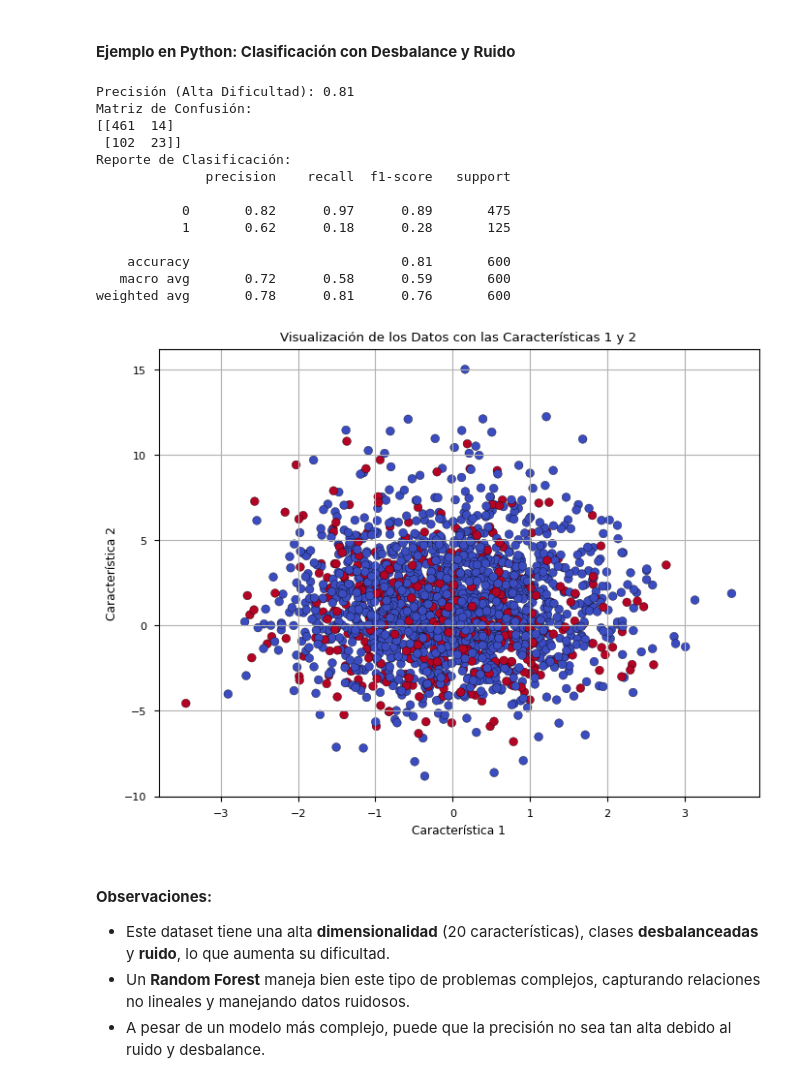
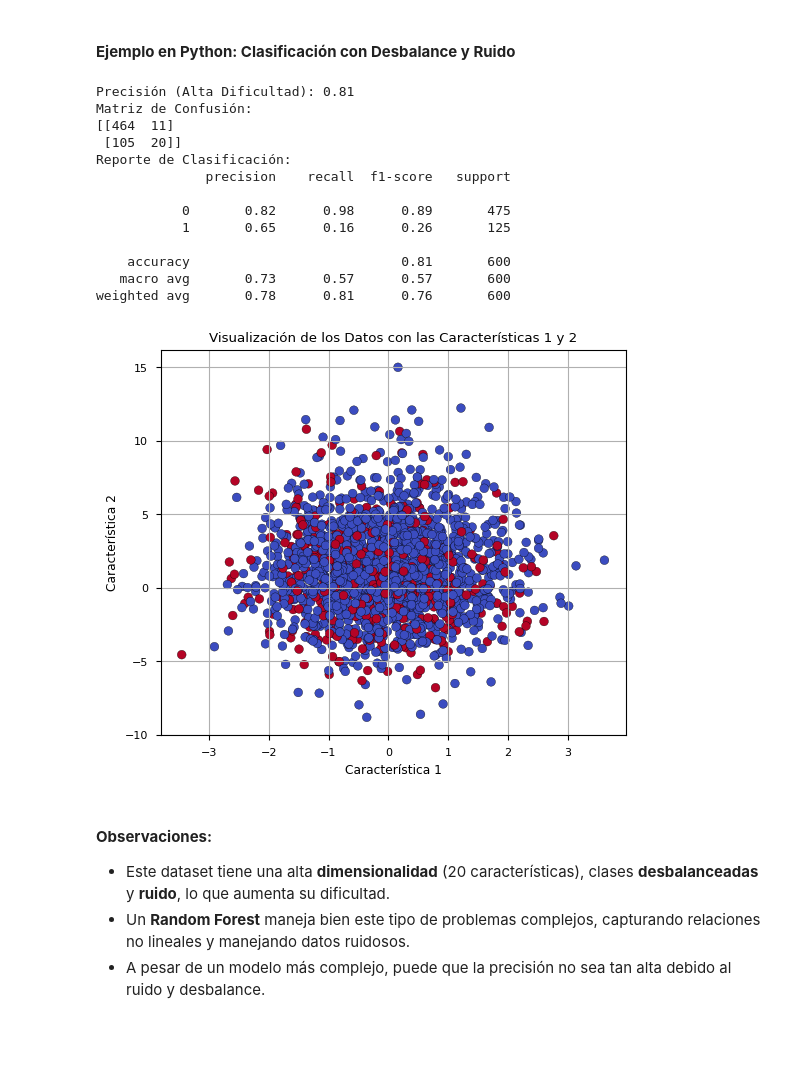
Before and after one commit to fmezacr/Machine-Learning, a Jupyter notebook: Tutorial_Diferencias_entre_Datasets.ipynb, the cells around one changed output. Cells and saved outputs as stored; diff of their text form; code cells hidden in the pictures; blank space fills up the shorter version.

```diff
--- a/Tutorial_Diferencias_entre_Datasets.ipynb
+++ b/Tutorial_Diferencias_entre_Datasets.ipynb
@@ -220,40 +220,40 @@ X_train, X_test, y_train, y_test = train_test_split(X, y, test_size=0.3, random_
 # Usar un clasificador más complejo (Random Forest)
 model = RandomForestClassifier(n_estimators=100)
 model.fit(X_train, y_train)
 
 # Predecir y calcular precisión
 y_pred = model.predict(X_test)
 print(f"Precisión (Alta Dificultad): {accuracy_score(y_test, y_pred):.2f}")
 
 # Mostrar matriz de confusión y reporte de clasificación
 print("Matriz de Confusión:")
 print(confusion_matrix(y_test, y_pred))
 print("Reporte de Clasificación:")
 print(classification_report(y_test, y_pred))
 
 # Visualización de los datos usando las dos primeras características originales
-plt.figure(figsize=(8, 6))
+plt.figure(figsize=(6, 5))
 plt.scatter(X[:, 0], X[:, 1], c=y, cmap='coolwarm', edgecolor='k', s=40)
 plt.title("Visualización de los Datos con las Características 1 y 2")
 plt.xlabel("Característica 1")
 plt.ylabel("Característica 2")
 plt.grid(True)
 plt.show()
 # %% [output]
 Precisión (Alta Dificultad): 0.81
 Matriz de Confusión:
-[[461  14]
- [102  23]]
+[[464  11]
+ [105  20]]
 Reporte de Clasificación:
               precision    recall  f1-score   support
 
-           0       0.82      0.97      0.89       475
-           1       0.62      0.18      0.28       125
+           0       0.82      0.98      0.89       475
+           1       0.65      0.16      0.26       125
 
     accuracy                           0.81       600
-   macro avg       0.72      0.58      0.59       600
+   macro avg       0.73      0.57      0.57       600
 weighted avg       0.78      0.81      0.76       600
-[figure, old version]
+[figure, new version]
 # %% [markdown]
 #### **Observaciones:**
 - Este dataset tiene una alta **dimensionalidad** (20 características), clases **desbalanceadas** y **ruido**, lo que aumenta su dificultad.
```
